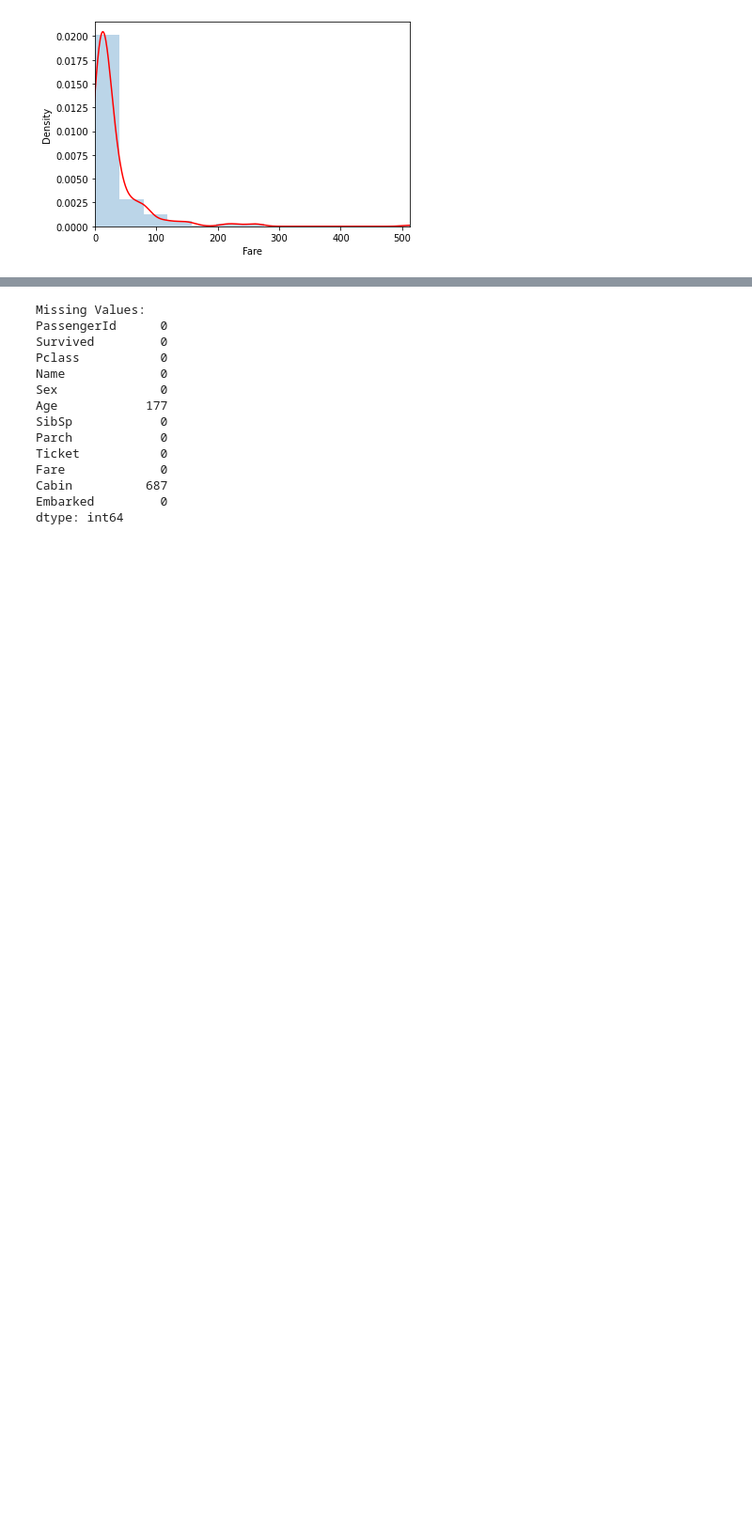
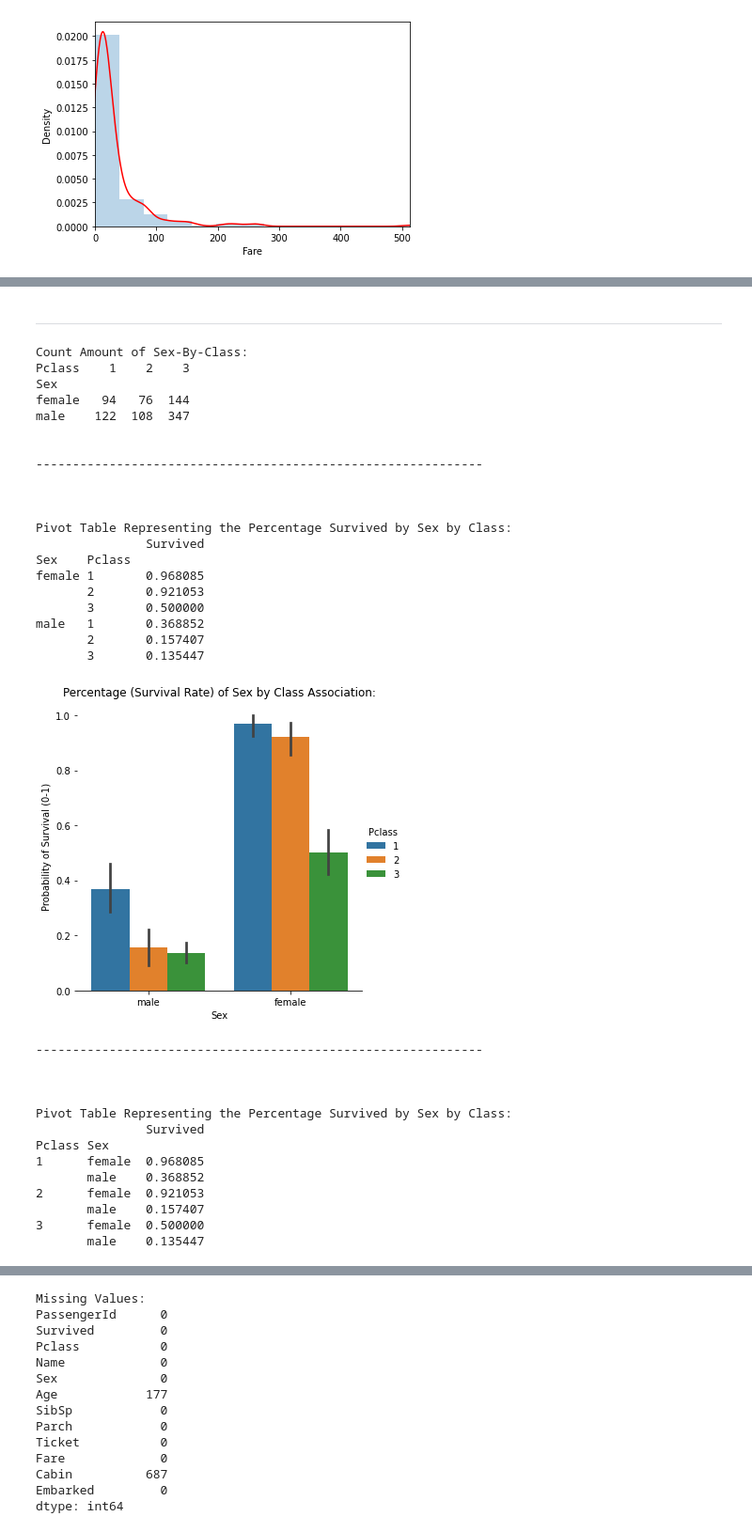
Before and after one commit to DicheDiez10/CSCI-191-T-ML, a Jupyter notebook: KaggleTitanic/KaggleTitanic.ipynb, the cells around one changed output, grey strips where cells are left out. Shown: that part at 94% size. Saved outputs shown, nothing was run; the diff lists cells and outputs as text; code cells hidden in the pictures; blank space fills up the shorter version.

```diff
--- a/KaggleTitanic/KaggleTitanic.ipynb
+++ b/KaggleTitanic/KaggleTitanic.ipynb
@@ -280,0 +291,71 @@ locations: C = Cherbourg, Q = Queenstown, S = Southampton
+# %% [markdown]
+---
+# %%
+#Did class affect the survival percentage by sex?
+
+#Count
+print("Count Amount of Sex-By-Class:")
+print(pd.pivot_table(train_df, values = "Ticket", index = "Sex", columns = "Pclass", aggfunc= "count"), "\n\n")
+print("-------------------------------------------------------------")
+
+#Same table as below with the X-Axis and Hue switched
+print("\n\n\nPivot Table Representing the Percentage Survived by Sex by Class:")
+table = pd.pivot_table(train_df, values = "Survived", index = ["Sex", "Pclass"])
+print(table, "\n")
+
+ClassBySex = sns.factorplot(x = 'Sex', y = 'Survived', hue = 'Pclass', data = train_df, kind = 'bar')
+ClassBySex.despine(left = True)
+plt.ylabel('Probability of Survival (0-1)')
+plt.title("Percentage (Survival Rate) of Sex by Class Association:")
+plt.show()
+
+
+print("-------------------------------------------------------------")
+
+
+#Same table as above with the X-Axis and Hue switched
+print("\n\n\nPivot Table Representing the Percentage Survived by Sex by Class:")
+table = pd.pivot_table(train_df, values = "Survived", index = ["Pclass", 'Sex'])
+print(table, "\n")
+
+SexByClass = sns.factorplot(x = 'Pclass', y = 'Survived', hue = 'Sex', data = train_df, kind = 'bar')
+SexByClass.despine(left = True)
+plt.ylabel('Probability of Survival (0-1)')
+plt.xlabel('Passenger Class')
+plt.title("Percentage (Survival Rate) of Sex by Class Association:")
+plt.show()
+# %% [output]
+Count Amount of Sex-By-Class:
+Pclass    1    2    3
+Sex
+female   94   76  144
+male    122  108  347
+
+
+-------------------------------------------------------------
+
+
+
+Pivot Table Representing the Percentage Survived by Sex by Class:
+               Survived
+Sex    Pclass
+female 1       0.968085
+       2       0.921053
+       3       0.500000
+male   1       0.368852
+       2       0.157407
+       3       0.135447
+[figure, added]
+-------------------------------------------------------------
+
+
+
+Pivot Table Representing the Percentage Survived by Sex by Class:
+               Survived
+Pclass Sex
+1      female  0.968085
+       male    0.368852
+2      female  0.921053
+       male    0.157407
+3      female  0.500000
+       male    0.135447
```
Also changed, not shown: parts of 27 cells of this notebook.
